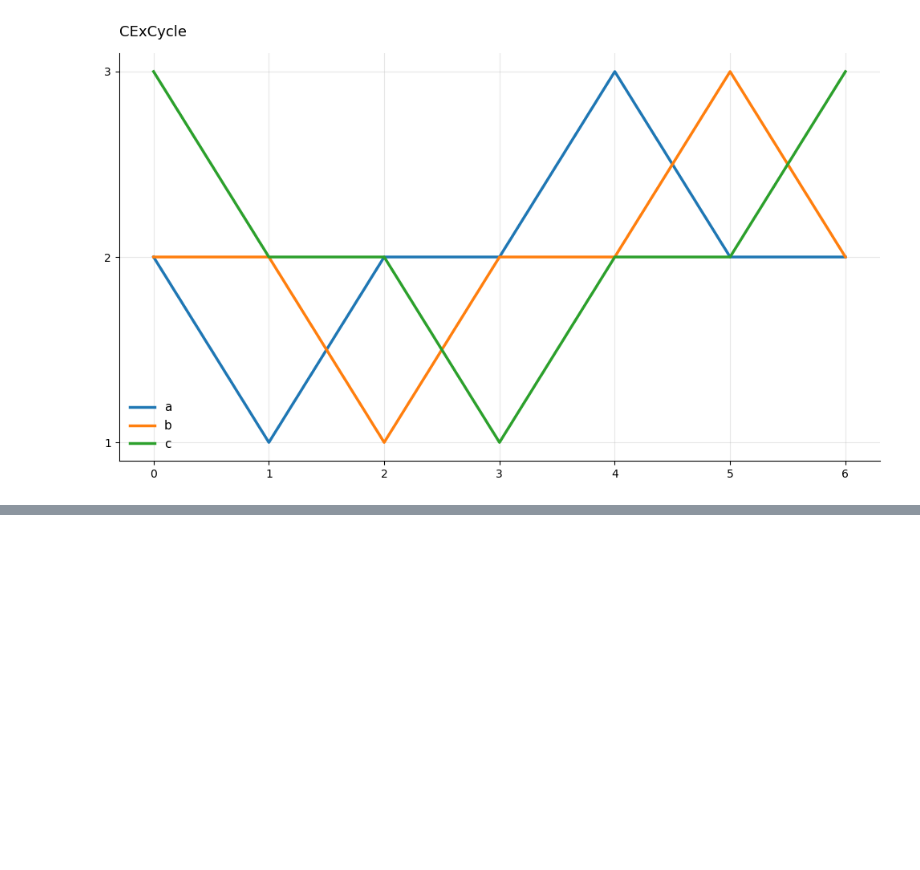
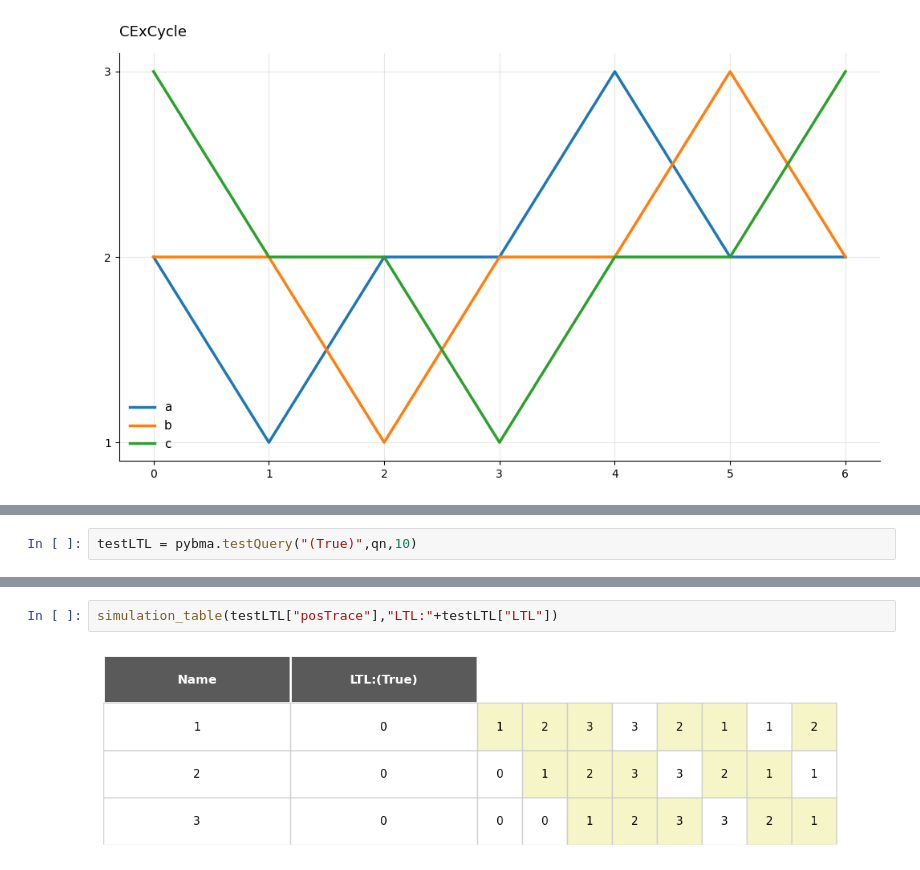
Before and after one commit to hallba/pybma, a Jupyter notebook: examples/ExampleNotebook.ipynb, the cells around one changed output, grey strips where cells are left out. Drawn from its saved outputs; the diff is of its cells as text; blank space fills up the shorter version.

```diff
--- a/examples/ExampleNotebook.ipynb
+++ b/examples/ExampleNotebook.ipynb
@@ -304,0 +305,2 @@ simulation_table(simulation,"Simulation")
+# %%
+testLTL = pybma.testQuery("(True)",qn,10)
@@ -304,0 +319,4 @@ simulation_table(simulation,"Simulation")
+# %%
+simulation_table(testLTL["posTrace"],"LTL:"+testLTL["LTL"])
+# %% [output]
+[figure, added]
```
Also changed, not shown: parts of 19 cells of this notebook, 3 other files.
